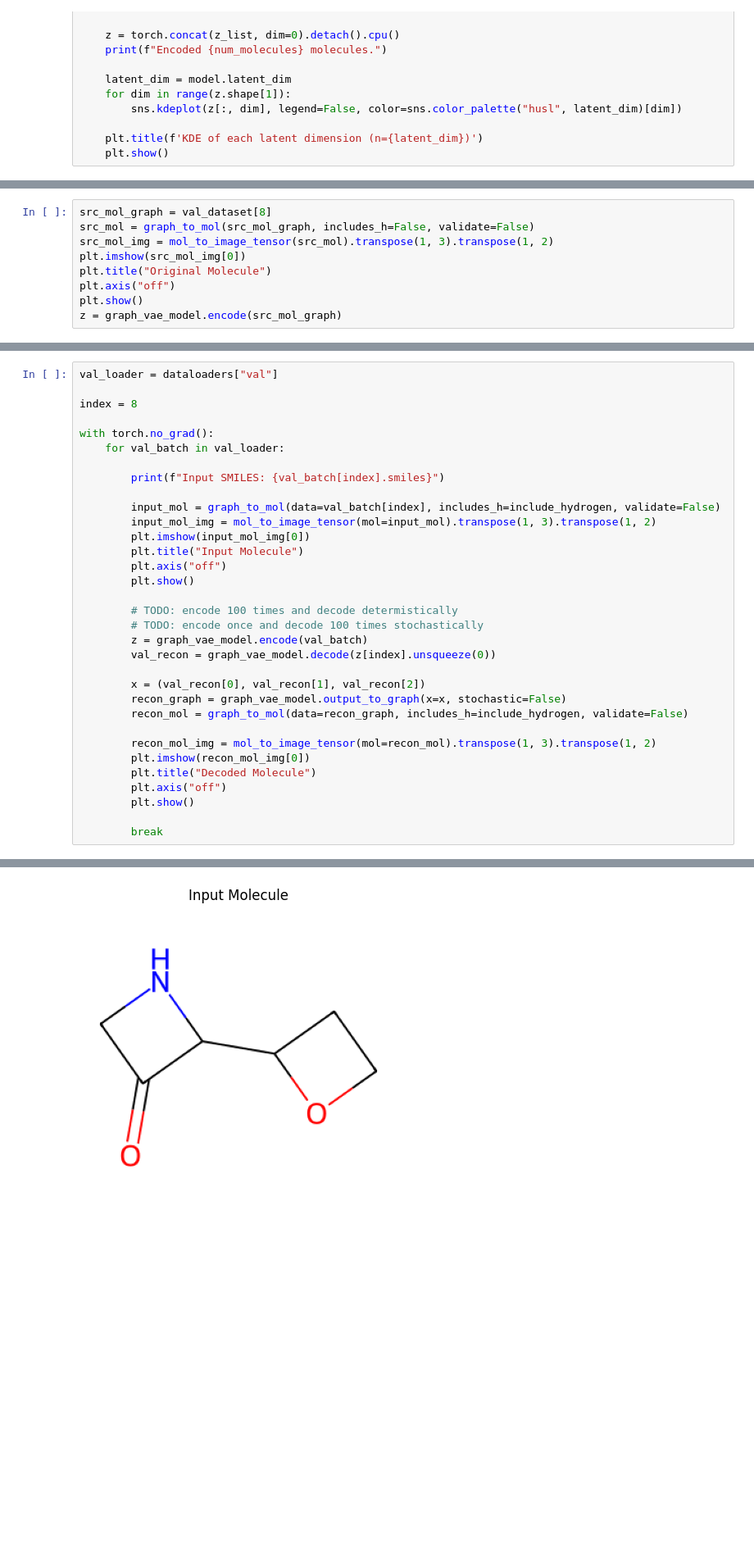
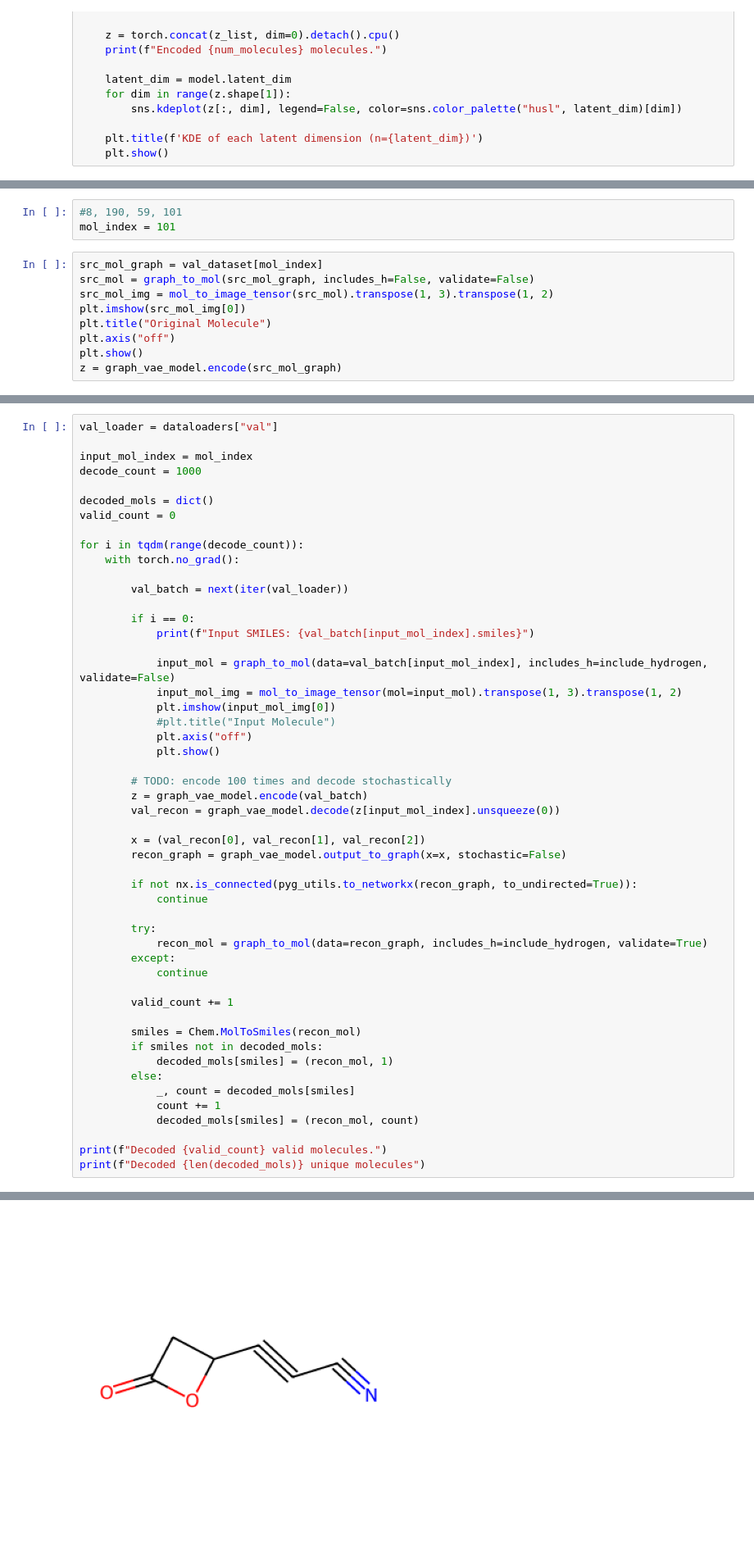
Before and after one commit to pkmtum/Molecular_Generative_Modeling, a Jupyter notebook: source/graph_vae.ipynb, the cells around one changed output, grey strips where cells are left out. Shown: that part at 82% size. Cells and saved outputs as stored; diff of their text form; blank space fills up the shorter version.

Commit message:
Update graph vae notebook

```diff
--- a/source/graph_vae.ipynb
+++ b/source/graph_vae.ipynb
@@ -127,5 +133,8 @@ Encoded 5120 molecules.
+# %%
+#8, 190, 59, 101
+mol_index = 101
 # %%
-src_mol_graph = val_dataset[8]
+src_mol_graph = val_dataset[mol_index]
 src_mol = graph_to_mol(src_mol_graph, includes_h=False, validate=False)
 src_mol_img = mol_to_image_tensor(src_mol).transpose(1, 3).transpose(1, 2)
 plt.imshow(src_mol_img[0])
@@ -138,34 +147,52 @@ z = graph_vae_model.encode(src_mol_graph)
 # %%
 val_loader = dataloaders["val"]
 
-index = 8
+input_mol_index = mol_index
+decode_count = 1000
 
-with torch.no_grad():
-    for val_batch in val_loader:
+decoded_mols = dict()
+valid_count = 0
 
-        print(f"Input SMILES: {val_batch[index].smiles}")
+for i in tqdm(range(decode_count)):
+    with torch.no_grad():
 
-        input_mol = graph_to_mol(data=val_batch[index], includes_h=include_hydrogen, validate=False)
-        input_mol_img = mol_to_image_tensor(mol=input_mol).transpose(1, 3).transpose(1, 2)
-        plt.imshow(input_mol_img[0])
-        plt.title("Input Molecule")
-        plt.axis("off")
-        plt.show()
+        val_batch = next(iter(val_loader))
 
-        # TODO: encode 100 times and decode determistically
-        # TODO: encode once and decode 100 times stochastically
+        if i == 0:
+            print(f"Input SMILES: {val_batch[input_mol_index].smiles}")
+
+            input_mol = graph_to_mol(data=val_batch[input_mol_index], includes_h=include_hydrogen, validate=False)
+            input_mol_img = mol_to_image_tensor(mol=input_mol).transpose(1, 3).transpose(1, 2)
+            plt.imshow(input_mol_img[0])
+            #plt.title("Input Molecule")
+            plt.axis("off")
+            plt.show()
+
+        # TODO: encode 100 times and decode stochastically
         z = graph_vae_model.encode(val_batch)
-        val_recon = graph_vae_model.decode(z[index].unsqueeze(0))
+        val_recon = graph_vae_model.decode(z[input_mol_index].unsqueeze(0))
 
         x = (val_recon[0], val_recon[1], val_recon[2])
         recon_graph = graph_vae_model.output_to_graph(x=x, stochastic=False)
-        recon_mol = graph_to_mol(data=recon_graph, includes_h=include_hydrogen, validate=False)
 
-        recon_mol_img = mol_to_image_tensor(mol=recon_mol).transpose(1, 3).transpose(1, 2)
-        plt.imshow(recon_mol_img[0])
-        plt.title("Decoded Molecule")
-        plt.axis("off")
-        plt.show()
+        if not nx.is_connected(pyg_utils.to_networkx(recon_graph, to_undirected=True)):
+            continue
 
-        break
+        try:
+            recon_mol = graph_to_mol(data=recon_graph, includes_h=include_hydrogen, validate=True)
+        except:
+            continue
+
+        valid_count += 1
+
+        smiles = Chem.MolToSmiles(recon_mol)
+        if smiles not in decoded_mols:
+            decoded_mols[smiles] = (recon_mol, 1)
+        else:
+            _, count = decoded_mols[smiles]
+            count += 1
+            decoded_mols[smiles] = (recon_mol, count)
+
+print(f"Decoded {valid_count} valid molecules.")
+print(f"Decoded {len(decoded_mols)} unique molecules")
 # %% [output]
@@ -173 +200 @@ Input SMILES: [H]N1C([H])([H])C(=O)[C@]1([H])[C@]1([H])OC([H])([H])C1([H])[H]
-[figure, old version]
+[figure, new version]
```
Also changed, not shown: parts of 9 cells of this notebook.
